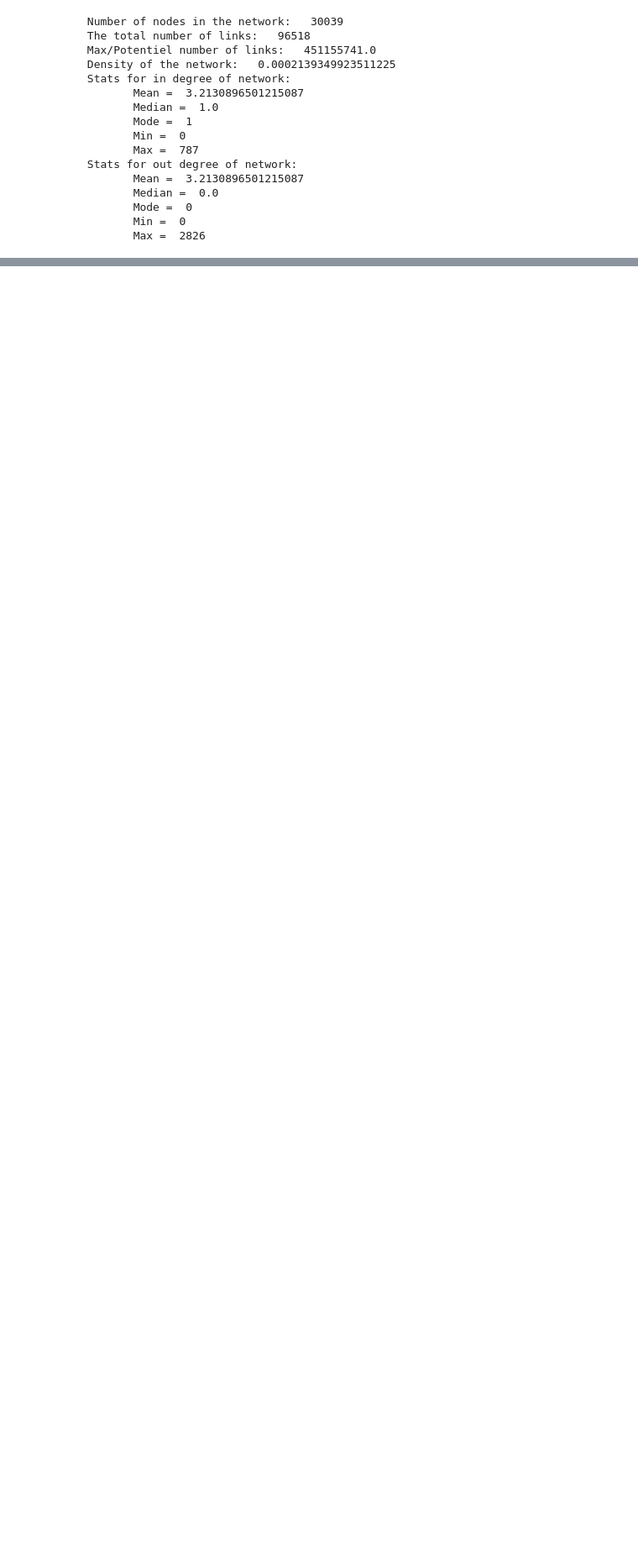
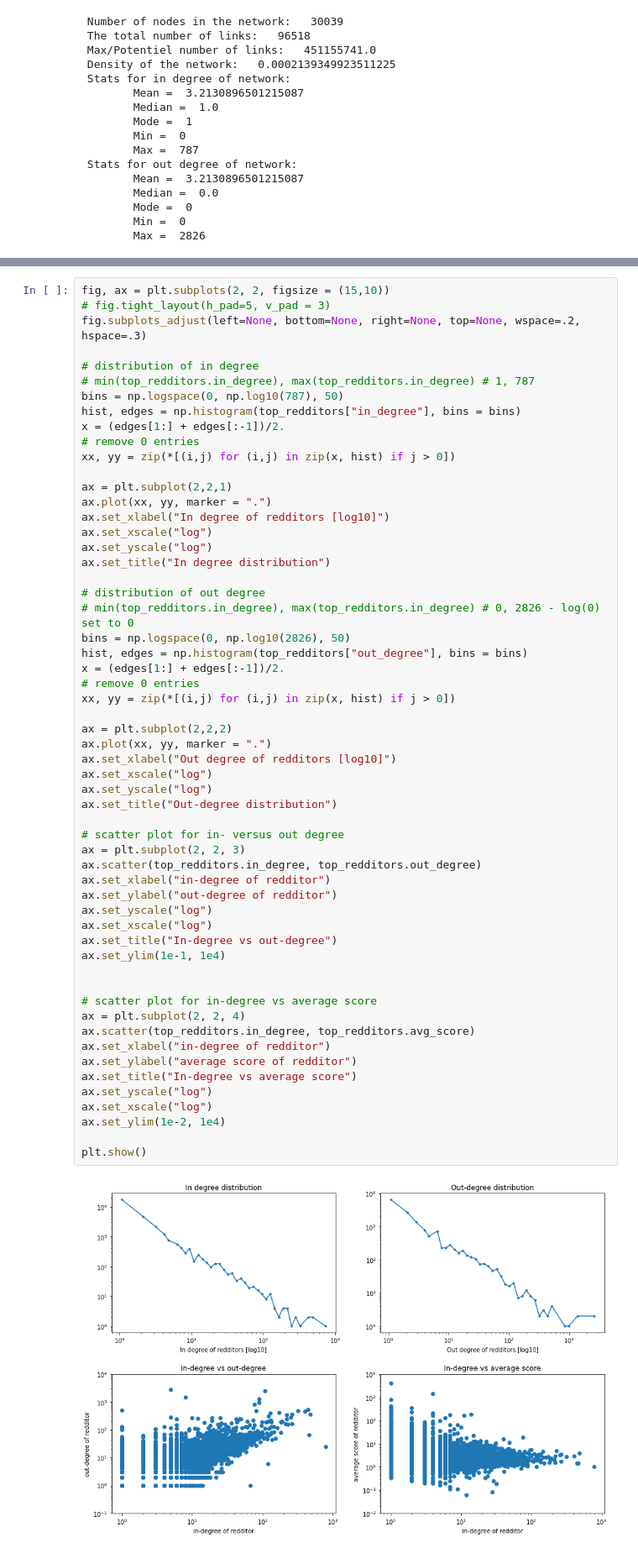
Before and after one commit to s183920/comsocsci2021, a Jupyter notebook: lectures/Week3.ipynb, the cells around one changed output, grey strips where cells are left out. Shown at 84% size. Drawn from its saved outputs; the diff is of its cells as text; blank space fills up the shorter version.

```diff
--- a/lectures/Week3.ipynb
+++ b/lectures/Week3.ipynb
@@ -419,0 +400,59 @@ plt.show()
+# %%
+fig, ax = plt.subplots(2, 2, figsize = (15,10))
+# fig.tight_layout(h_pad=5, v_pad = 3)
+fig.subplots_adjust(left=None, bottom=None, right=None, top=None, wspace=.2, hspace=.3)
+
+# distribution of in degree
+# min(top_redditors.in_degree), max(top_redditors.in_degree) # 1, 787
+bins = np.logspace(0, np.log10(787), 50)
+hist, edges = np.histogram(top_redditors["in_degree"], bins = bins)
+x = (edges[1:] + edges[:-1])/2.
+# remove 0 entries
+xx, yy = zip(*[(i,j) for (i,j) in zip(x, hist) if j > 0])
+
+ax = plt.subplot(2,2,1)
+ax.plot(xx, yy, marker = ".")
+ax.set_xlabel("In degree of redditors [log10]")
+ax.set_xscale("log")
+ax.set_yscale("log")
+ax.set_title("In degree distribution")
+
+# distribution of out degree
+# min(top_redditors.in_degree), max(top_redditors.in_degree) # 0, 2826 - log(0) set to 0
+bins = np.logspace(0, np.log10(2826), 50)
+hist, edges = np.histogram(top_redditors["out_degree"], bins = bins)
+x = (edges[1:] + edges[:-1])/2.
+# remove 0 entries
+xx, yy = zip(*[(i,j) for (i,j) in zip(x, hist) if j > 0])
+
+ax = plt.subplot(2,2,2)
+ax.plot(xx, yy, marker = ".")
+ax.set_xlabel("Out degree of redditors [log10]")
+ax.set_xscale("log")
+ax.set_yscale("log")
+ax.set_title("Out-degree distribution")
+
+# scatter plot for in- versus out degree
+ax = plt.subplot(2, 2, 3)
+ax.scatter(top_redditors.in_degree, top_redditors.out_degree)
+ax.set_xlabel("in-degree of redditor")
+ax.set_ylabel("out-degree of redditor")
+ax.set_yscale("log")
+ax.set_xscale("log")
+ax.set_title("In-degree vs out-degree")
+ax.set_ylim(1e-1, 1e4)
+
+
+# scatter plot for in-degree vs average score
+ax = plt.subplot(2, 2, 4)
+ax.scatter(top_redditors.in_degree, top_redditors.avg_score)
+ax.set_xlabel("in-degree of redditor")
+ax.set_ylabel("average score of redditor")
+ax.set_title("In-degree vs average score")
+ax.set_yscale("log")
+ax.set_xscale("log")
+ax.set_ylim(1e-2, 1e4)
+
+plt.show()
+# %% [output]
+[figure, added]
```
Also changed, not shown: parts of 6 cells of this notebook.
